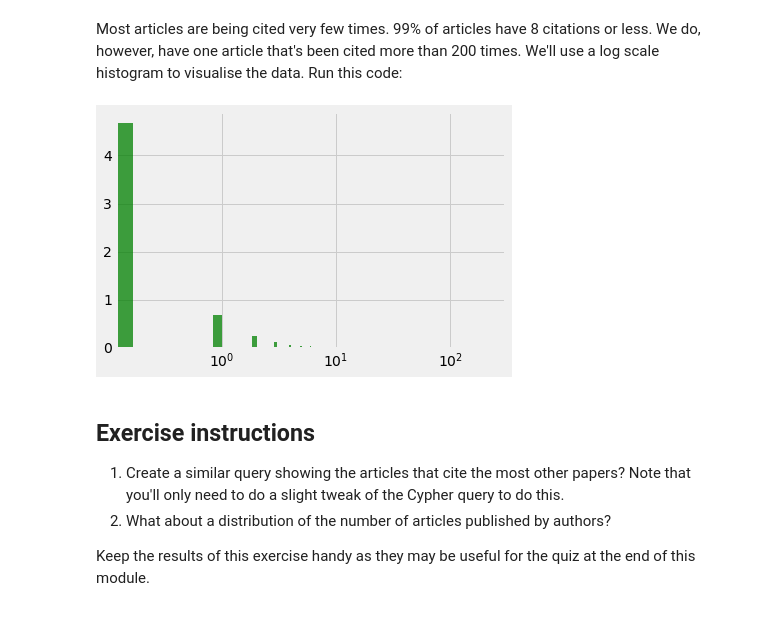
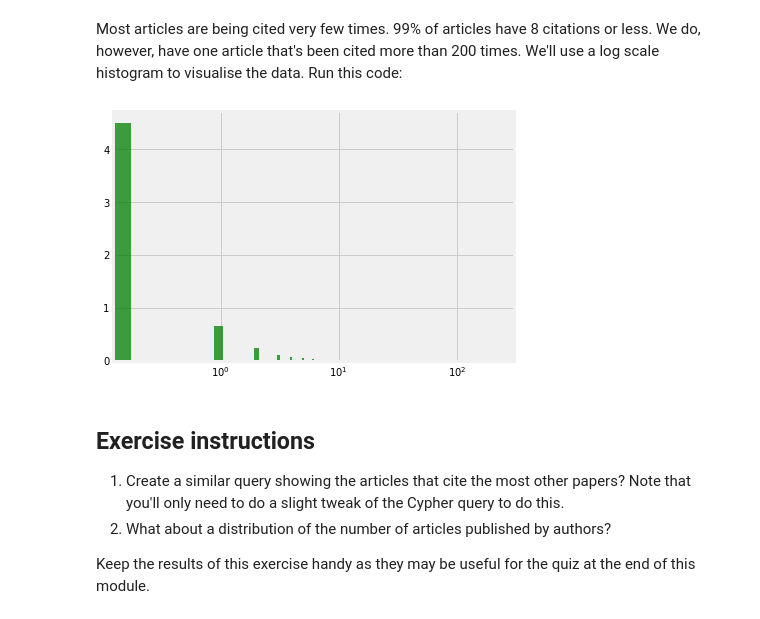
Before and after one commit to daddyjab/GraphDB_Notes, a Jupyter notebook: 02_EDA.ipynb, the cells around one changed output. Saved outputs shown, nothing was run; the diff lists cells and outputs as text; code cells hidden in the pictures.

```diff
--- a/02_EDA.ipynb
+++ b/02_EDA.ipynb
@@ -23,7 +23,8 @@ Update the cell below to use the IP Address, Bolt Port, and Password, as you did
 # Change the line of code below to use the IP Address, Bolt Port, and Password of your Sandbox.
 # graph = Graph("bolt://<IP Address>:<Bolt Port>", auth=("neo4j", "<Password>"))
 
-graph = Graph("bolt://52.3.242.176:33698", auth=("neo4j", "equivalent-listing-parts"))
+#graph = Graph("bolt://52.3.242.176:33698", auth=("neo4j", "equivalent-listing-parts"))
+graph = Graph("bolt:localhost:7687", auth=("neo4j", "graphdb"))
 # %% [markdown]
 ## What's in our database?
 
@@ -115,12 +150,12 @@ citation_df.describe([.25, .5, .75, .9, .99])
 Most articles are being cited very few times. 99% of articles have 8 citations or less. We do, however, have one article that's been cited more than 200 times. We'll use a log scale histogram to visualise the data. Run this code:
 # %%
 fig1, ax1 = plt.subplots()
-ax1.hist(pd.Series(citation_df['citations'].dropna()), 1250, density=True, facecolor='g', alpha=0.75)
+ax1.hist(pd.Series(citation_df['citations'].dropna()), 1200, density=True, facecolor='g', alpha=0.75)
 ax1.set_xscale("log")
 plt.tight_layout()
 plt.show()
 # %% [output]
-[figure, old version]
+[figure, new version]
 # %% [markdown]
 ## Exercise instructions
 
```
Also changed, not shown: parts of 9 cells of this notebook, 3 other files.
